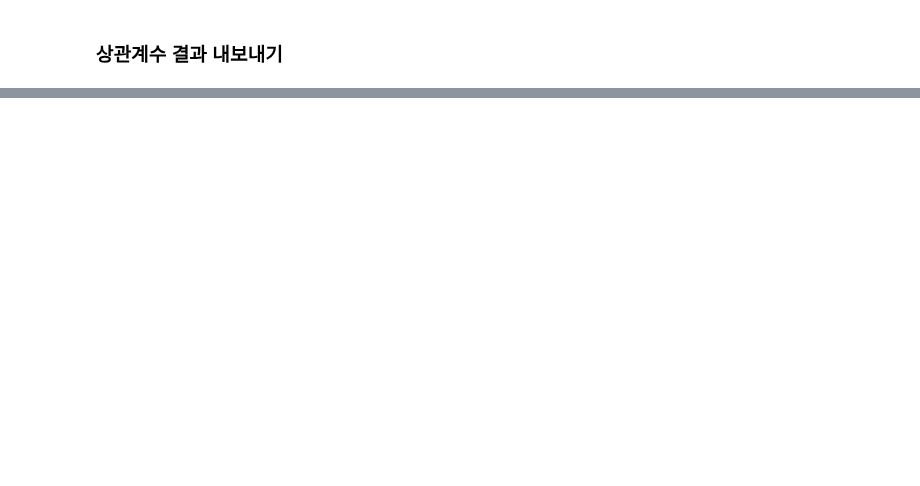
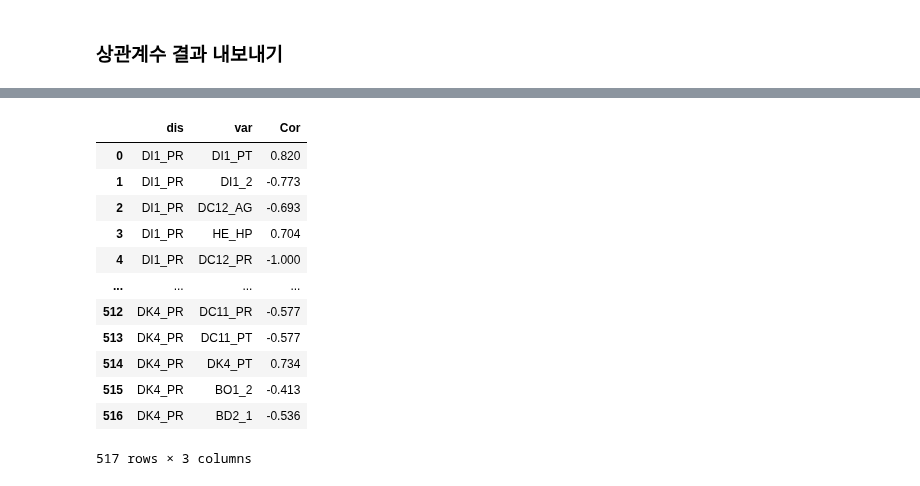
Before and after one commit to knu-final-project/sas_view, a Jupyter notebook: code/corr_t.ipynb, the cells around one changed output, grey strips where cells are left out. Saved outputs shown, nothing was run; the diff lists cells and outputs as text; code cells hidden in the pictures; blank space fills up the shorter version.

Commit message:
상관계수
Signed-off-by: Hyerim <dkq50122@naver.com>

```diff
--- a/code/corr_t.ipynb
+++ b/code/corr_t.ipynb
@@ -215,18 +116,13 @@ f.close()
 # %%
-f = open('19_cor.txt','w')
-strFormat = '%-10s%-10s%-10s\n'
-strOut = strFormat % ('var','dis','Cor')
+for i in range(1,age_2.shape[1]):
+    strOut = strFormat % ('dis','var','Cor')
+    for j in range(1,age_1.shape[1]):
+        try:
+            corr = age_2.iloc[:,i].corr(age_1.iloc[:,j])
+            if ((corr >= .5) | (corr <= -.5)) & (corr !=1.000):
+                strOut += strFormat %(age_2.columns[i],age_1.columns[j],round(corr,3))
 
-for i in range(1,age19_1.shape[1]):
-
-    for j in range(1,age19_2.shape[1]):
-        try:
-            corr = age19_1.iloc[:,i].corr(age19_2.iloc[:,j])
-            if ((corr >= .5) | (corr <= -.5)) & (corr !=1.000):
-                strOut += strFormat %(age19_1.columns[i],age19_2.columns[j],round(corr,3))
 
         except:
             pass
-
-f.write(strOut)
-f.close()
+    print(strOut)
@@ -232,0 +147,36 @@ f.close()
+# %%
+dis = []
+var = []
+Cor = []
+
+for i in range(1,age_2.shape[1]):
+    for j in range(1,age_1.shape[1]):
+        try:
+            corr = age_2.iloc[:,i].corr(age_1.iloc[:,j])
+            if ((corr >= .4) | (corr <= -.4)) & (corr !=1.000):
+                dis.append(age_2.columns[i])
+                var.append(age_1.columns[j])
+                Cor.append(round(corr,3))
+
+        except:
+            pass
+# %%
+## 상관계수 df 만들기
+cor_df = pd.DataFrame({'dis':dis,
+                       'var':var,
+                       'Cor':Cor})
+cor_df
+# %% [output]
+|  | dis | var | Cor |
+| 0 | DI1_PR | DI1_PT | 0.820 |
+| 1 | DI1_PR | DI1_2 | -0.773 |
+| 2 | DI1_PR | DC12_AG | -0.693 |
+| 3 | DI1_PR | HE_HP | 0.704 |
+| 4 | DI1_PR | DC12_PR | -1.000 |
+| ... | ... | ... | ... |
+| 512 | DK4_PR | DC11_PR | -0.577 |
+| 513 | DK4_PR | DC11_PT | -0.577 |
+| 514 | DK4_PR | DK4_PT | 0.734 |
+| 515 | DK4_PR | BO1_2 | -0.413 |
+| 516 | DK4_PR | BD2_1 | -0.536 |
+517 rows × 3 columns
```
Also changed, not shown: parts of 27 cells of this notebook, 2 other files.
